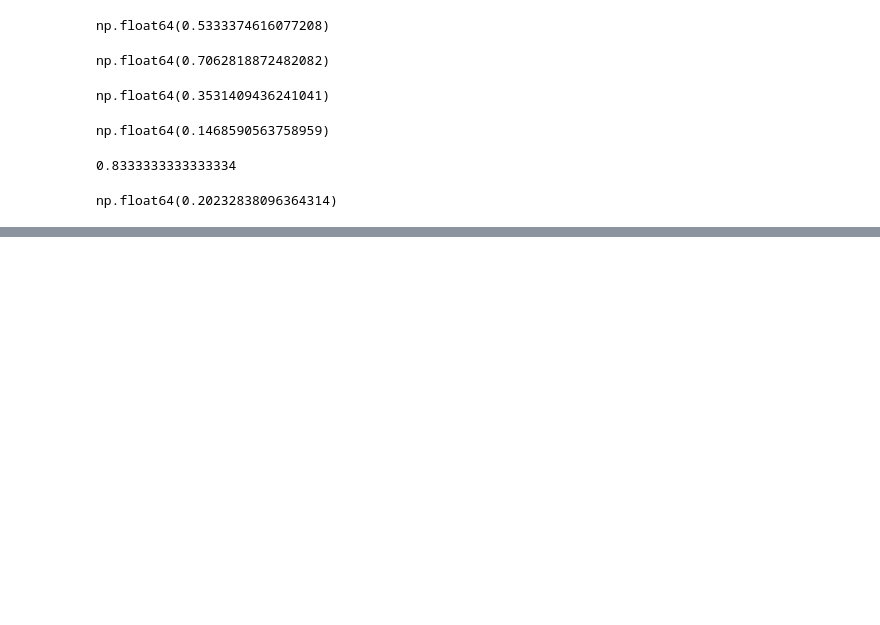
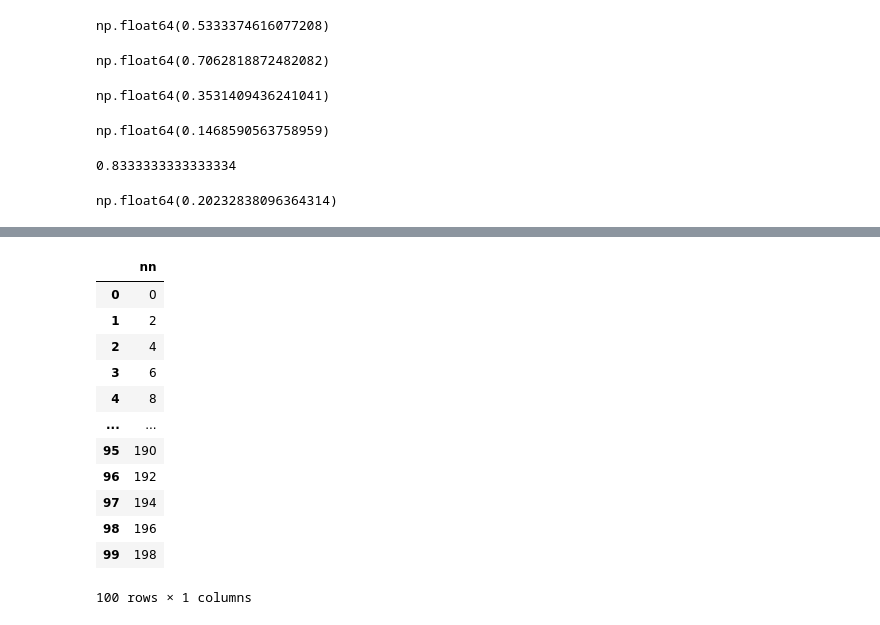
Before and after one commit to deslumoprime/githubtestraymo, a Jupyter notebook: workspace.ipynb, the cells around one changed output, grey strips where cells are left out. Saved outputs shown, nothing was run; the diff lists cells and outputs as text; code cells hidden in the pictures; blank space fills up the shorter version.

```diff
--- a/workspace.ipynb
+++ b/workspace.ipynb
@@ -58,0 +99,17 @@ np.float64(0.48913408031037)
+# %%
+df2 = pd.DataFrame([{"nn":give(i)} for i in range(100)])
+df2
+# %% [output]
+|  | nn |
+| 0 | 0 |
+| 1 | 2 |
+| 2 | 4 |
+| 3 | 6 |
+| 4 | 8 |
+| ... | ... |
+| 95 | 190 |
+| 96 | 192 |
+| 97 | 194 |
+| 98 | 196 |
+| 99 | 198 |
+100 rows × 1 columns
```
Also changed, not shown: parts of 16 cells of this notebook.
